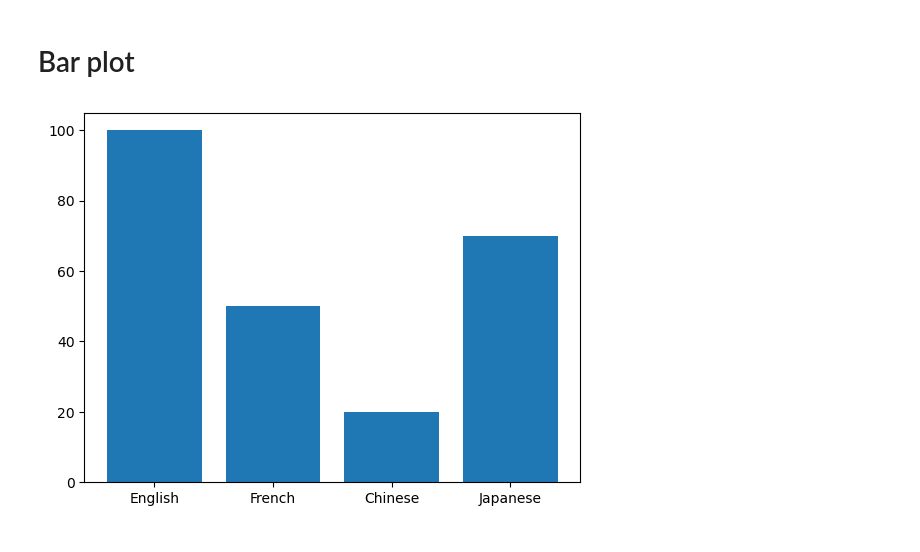
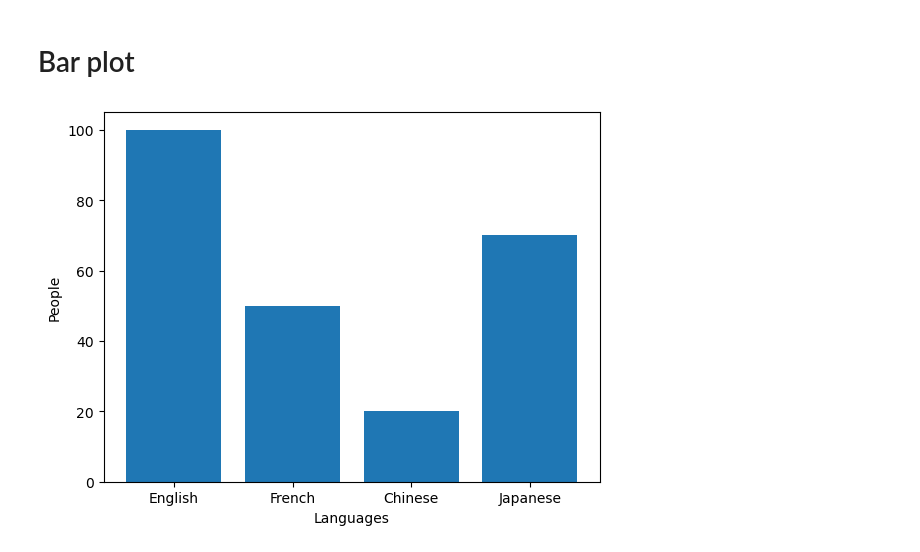
Before and after one commit to AnisurRahman06046/numpy, a Jupyter notebook: Untitled2.ipynb, the cells around one changed output. Saved outputs shown, nothing was run; the diff lists cells and outputs as text; code cells hidden in the pictures.

```diff
--- a/Untitled2.ipynb
+++ b/Untitled2.ipynb
@@ -116,9 +116,10 @@ plt.show()
 # %%
 plt.figure()
 languages=['English','French','Chinese','Japanese']
 people = [100,50,20,70]
 plt.bar(languages,people)
-plt.
+plt.xlabel('Languages')
+plt.ylabel('People')
 plt.show()
 # %% [output]
-[figure, old version]
+[figure, new version]
```
Also changed, not shown: parts of 1 cell of this notebook.
